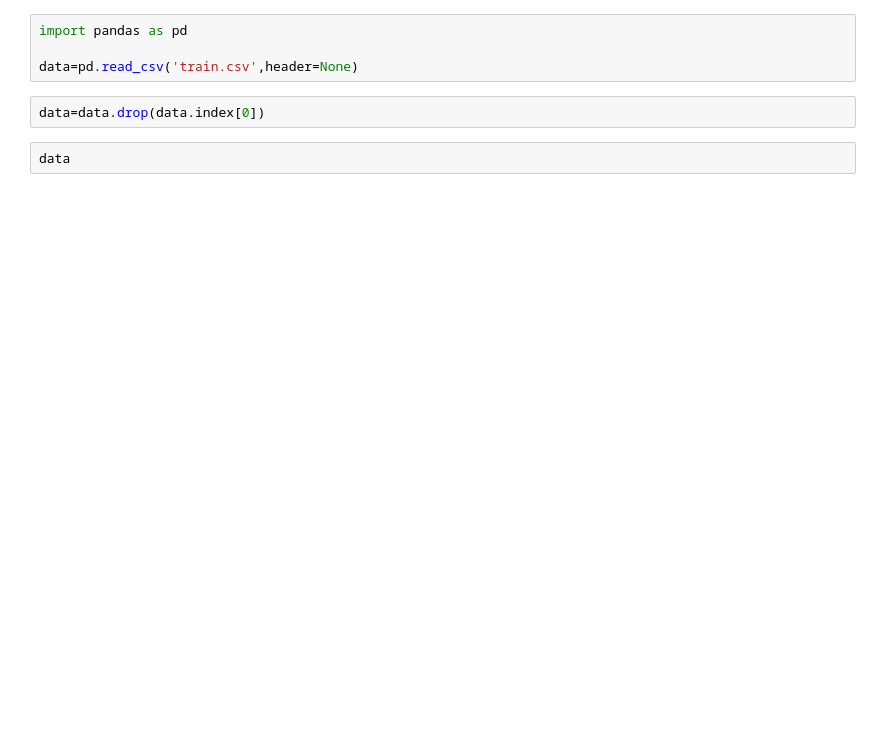
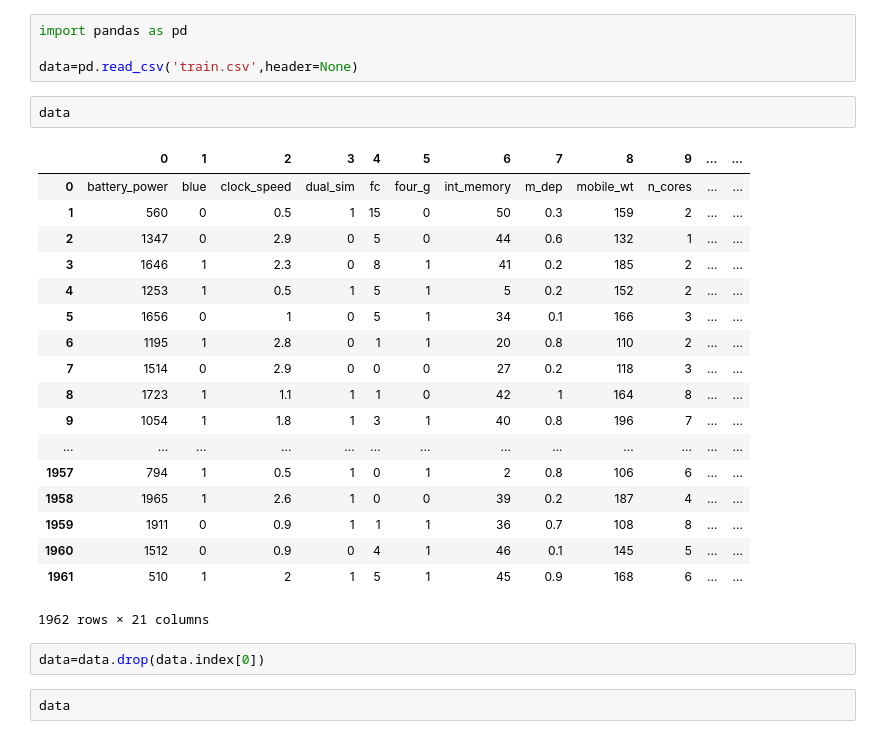
Before and after one commit to maheshkulkarni01/Mobile_Price_Classification, a Jupyter notebook: Mobile_Price_Classification.ipynb, the cells around one changed output. Cells and saved outputs as stored; diff of their text form; blank space fills up the shorter version.

```diff
--- a/Mobile_Price_Classification.ipynb
+++ b/Mobile_Price_Classification.ipynb
@@ -2,6 +2,27 @@
 import pandas as pd
 
 data=pd.read_csv('train.csv',header=None)
+# %%
+data
+# %% [output]
+|  | 0 | 1 | 2 | 3 | 4 | 5 | 6 | 7 | 8 | 9 | ... | ... |
+| 0 | battery_power | blue | clock_speed | dual_sim | fc | four_g | int_memory | m_dep | mobile_wt | n_cores | ... | ... |
+| 1 | 560 | 0 | 0.5 | 1 | 15 | 0 | 50 | 0.3 | 159 | 2 | ... | ... |
+| 2 | 1347 | 0 | 2.9 | 0 | 5 | 0 | 44 | 0.6 | 132 | 1 | ... | ... |
+| 3 | 1646 | 1 | 2.3 | 0 | 8 | 1 | 41 | 0.2 | 185 | 2 | ... | ... |
+| 4 | 1253 | 1 | 0.5 | 1 | 5 | 1 | 5 | 0.2 | 152 | 2 | ... | ... |
+| 5 | 1656 | 0 | 1 | 0 | 5 | 1 | 34 | 0.1 | 166 | 3 | ... | ... |
+| 6 | 1195 | 1 | 2.8 | 0 | 1 | 1 | 20 | 0.8 | 110 | 2 | ... | ... |
+| 7 | 1514 | 0 | 2.9 | 0 | 0 | 0 | 27 | 0.2 | 118 | 3 | ... | ... |
+| 8 | 1723 | 1 | 1.1 | 1 | 1 | 0 | 42 | 1 | 164 | 8 | ... | ... |
+| 9 | 1054 | 1 | 1.8 | 1 | 3 | 1 | 40 | 0.8 | 196 | 7 | ... | ... |
+| ... | ... | ... | ... | ... | ... | ... | ... | ... | ... | ... | ... | ... |
+| 1957 | 794 | 1 | 0.5 | 1 | 0 | 1 | 2 | 0.8 | 106 | 6 | ... | ... |
+| 1958 | 1965 | 1 | 2.6 | 1 | 0 | 0 | 39 | 0.2 | 187 | 4 | ... | ... |
+| 1959 | 1911 | 0 | 0.9 | 1 | 1 | 1 | 36 | 0.7 | 108 | 8 | ... | ... |
+| 1960 | 1512 | 0 | 0.9 | 0 | 4 | 1 | 46 | 0.1 | 145 | 5 | ... | ... |
+| 1961 | 510 | 1 | 2 | 1 | 5 | 1 | 45 | 0.9 | 168 | 6 | ... | ... |
+1962 rows × 21 columns
 # %%
 data=data.drop(data.index[0])
 # %%
```
Also changed, not shown: parts of 17 cells of this notebook.
